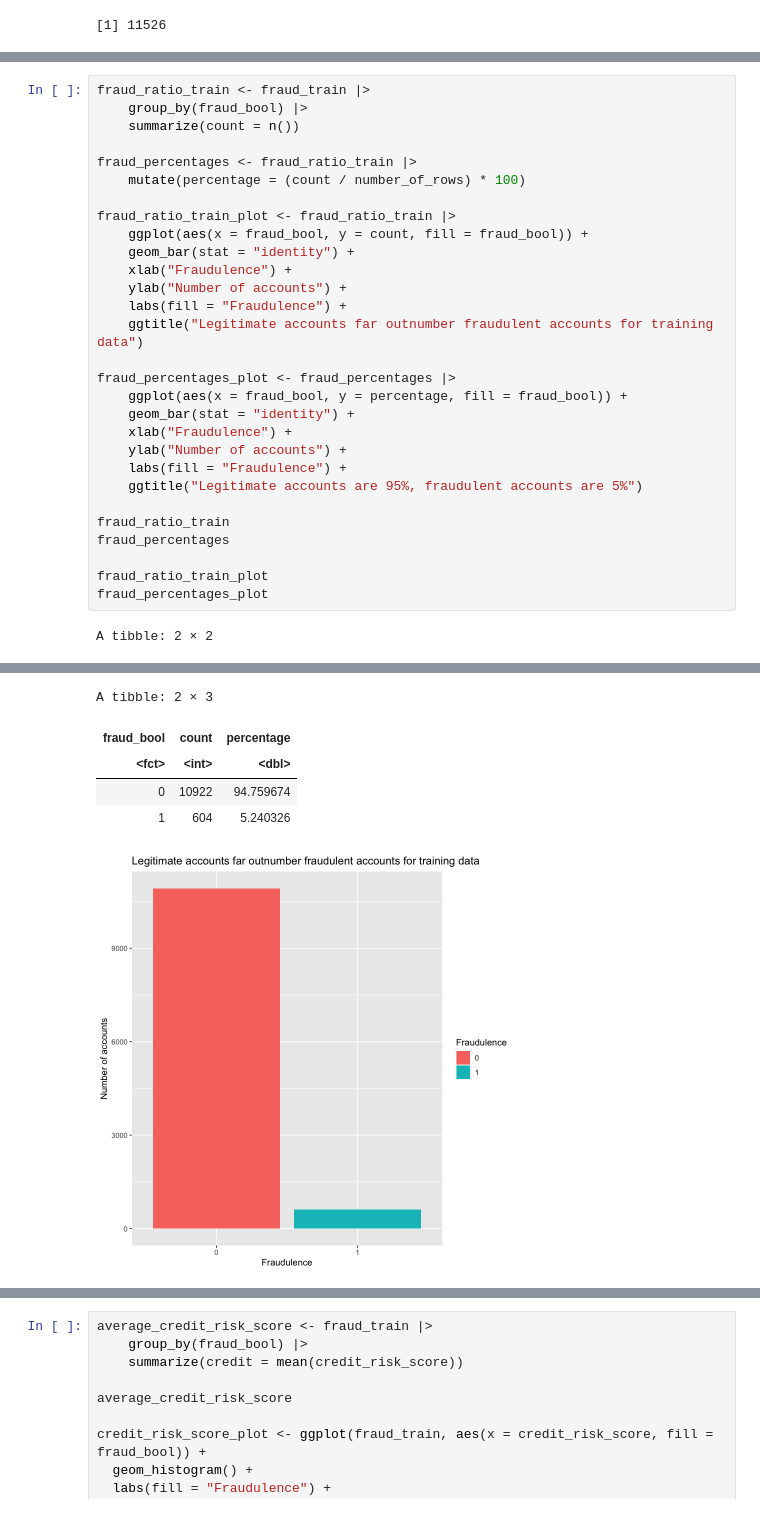
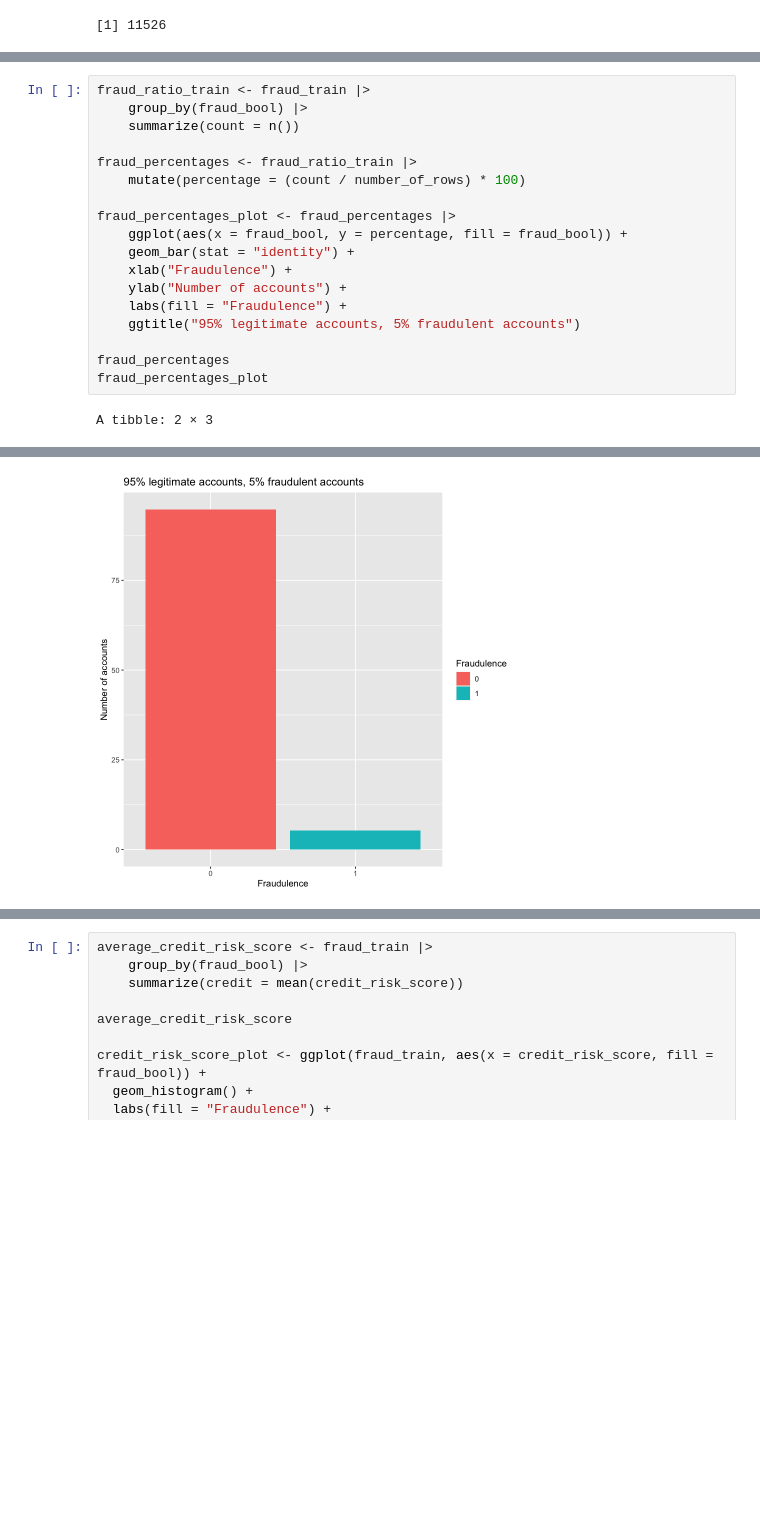
Before and after one commit to aqil18/DSCI100-Term-Project-2022W2, a Jupyter notebook: group_project_proposal.ipynb, the cells around one changed output, grey strips where cells are left out. Saved outputs shown, nothing was run; the diff lists cells and outputs as text; blank space fills up the shorter version.

Commit message:
Cleaned up graph titles

```diff
--- a/group_project_proposal.ipynb
+++ b/group_project_proposal.ipynb
@@ -152,26 +152,15 @@ fraud_ratio_train <- fraud_train |>
 fraud_percentages <- fraud_ratio_train |>
     mutate(percentage = (count / number_of_rows) * 100)
 
-fraud_ratio_train_plot <- fraud_ratio_train |>
-    ggplot(aes(x = fraud_bool, y = count, fill = fraud_bool)) +
-    geom_bar(stat = "identity") +
-    xlab("Fraudulence") +
-    ylab("Number of accounts") +
-    labs(fill = "Fraudulence") +
-    ggtitle("Legitimate accounts far outnumber fraudulent accounts for training data")
-
 fraud_percentages_plot <- fraud_percentages |>
     ggplot(aes(x = fraud_bool, y = percentage, fill = fraud_bool)) +
     geom_bar(stat = "identity") +
     xlab("Fraudulence") +
     ylab("Number of accounts") +
     labs(fill = "Fraudulence") +
-    ggtitle("Legitimate accounts are 95%, fraudulent accounts are 5%")
+    ggtitle("95% legitimate accounts, 5% fraudulent accounts")
 
-fraud_ratio_train
 fraud_percentages
-
-fraud_ratio_train_plot
 fraud_percentages_plot
 # %% [output]
-A tibble: 2 × 2
+A tibble: 2 × 3
@@ -182,6 +171 @@ A tibble: 2 × 2
-A tibble: 2 × 3
-| fraud_bool | count | percentage |
-| <fct> | <int> | <dbl> |
-| 0 | 10922 | 94.759674 |
-| 1 | 604 | 5.240326 |
-[figure, old version]
+[figure, new version]
```
Also changed, not shown: parts of 7 cells of this notebook.
